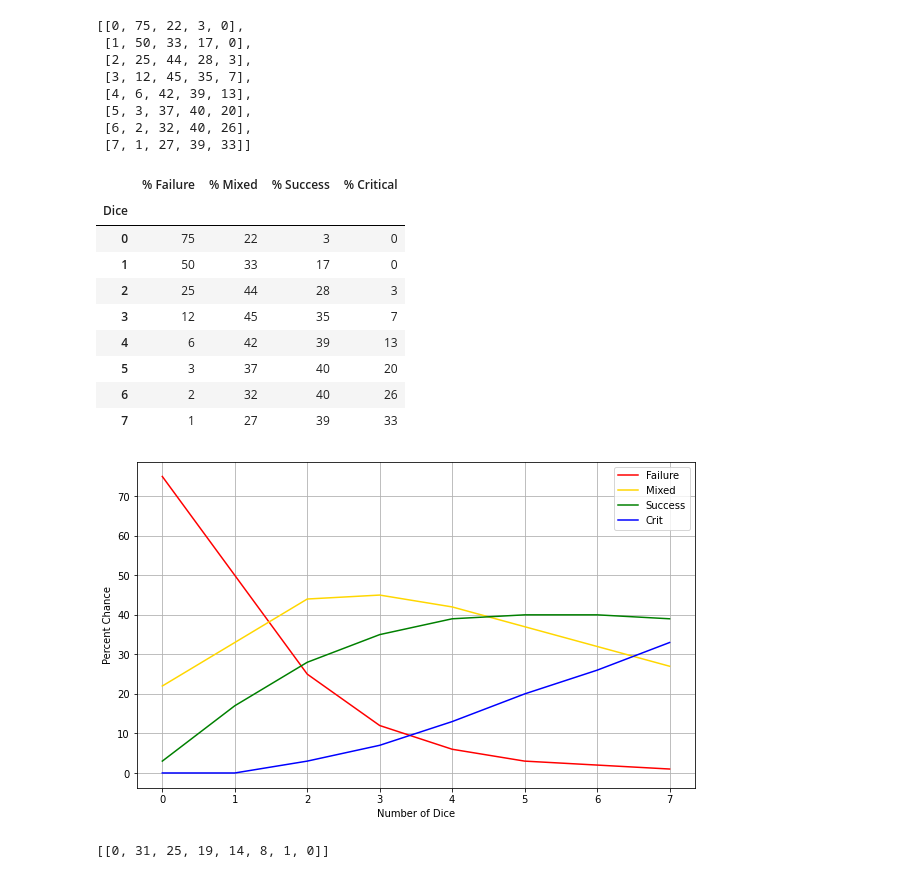
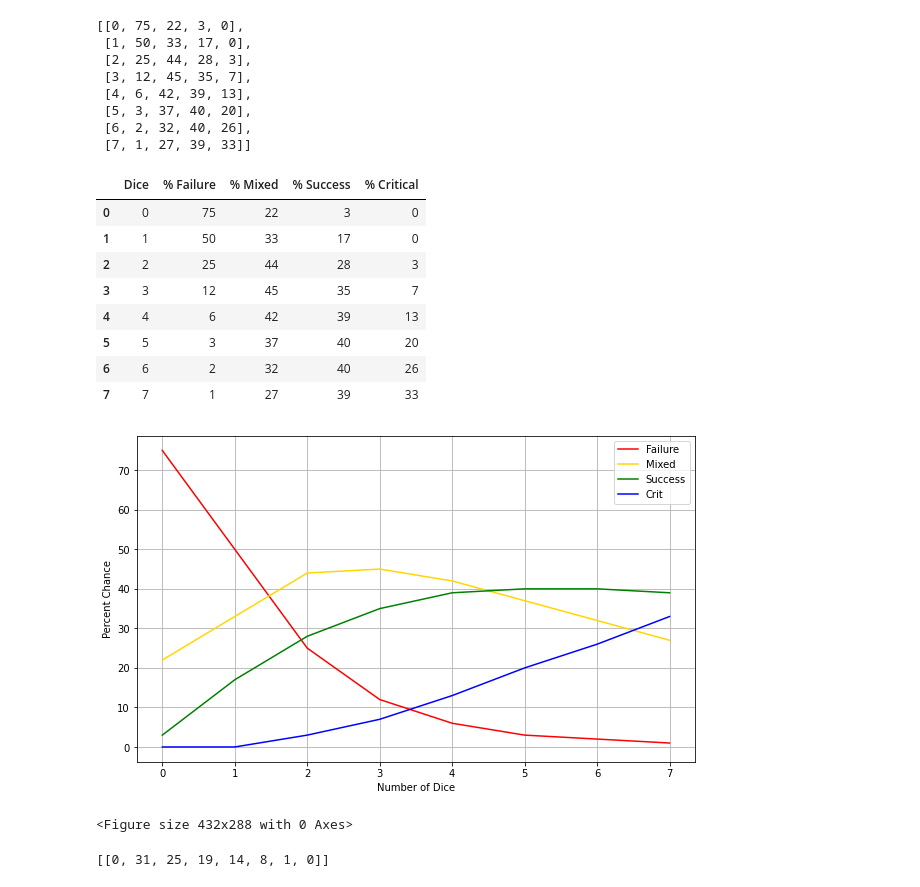
Before and after one commit to jhilberdink/Blades-in-the-Dark-Math, a Jupyter notebook: BitD Math.ipynb, the cells around one changed output. Drawn from its saved outputs; the diff is of its cells as text; code cells hidden in the pictures.

```diff
--- a/BitD Math.ipynb
+++ b/BitD Math.ipynb
@@ -77,18 +77,17 @@ all_results
 # %%
 # Create a dataframe with the action roll probabilities
 action_df = pd.DataFrame(all_results, columns=['Dice', '% Failure', '% Mixed', '% Success', '% Critical'])
-action_df.set_index('Dice')
+action_df
 # %% [output]
-|  | % Failure | % Mixed | % Success | % Critical |
-| Dice |  |  |  |  |
-| 0 | 75 | 22 | 3 | 0 |
-| 1 | 50 | 33 | 17 | 0 |
-| 2 | 25 | 44 | 28 | 3 |
-| 3 | 12 | 45 | 35 | 7 |
-| 4 | 6 | 42 | 39 | 13 |
-| 5 | 3 | 37 | 40 | 20 |
-| 6 | 2 | 32 | 40 | 26 |
-| 7 | 1 | 27 | 39 | 33 |
+|  | Dice | % Failure | % Mixed | % Success | % Critical |
+| 0 | 0 | 75 | 22 | 3 | 0 |
+| 1 | 1 | 50 | 33 | 17 | 0 |
+| 2 | 2 | 25 | 44 | 28 | 3 |
+| 3 | 3 | 12 | 45 | 35 | 7 |
+| 4 | 4 | 6 | 42 | 39 | 13 |
+| 5 | 5 | 3 | 37 | 40 | 20 |
+| 6 | 6 | 2 | 32 | 40 | 26 |
+| 7 | 7 | 1 | 27 | 39 | 33 |
 # %%
 from matplotlib import pyplot as plt
 # %%
@@ -102,8 +101,10 @@ plt.xlabel('Number of Dice')
 plt.ylabel('Percent Chance')
 plt.legend(['Failure', 'Mixed', 'Success', 'Crit'], loc='upper right')
 plt.show()
+plt.savefig('action.png')
 # %% [output]
 [figure]
+<Figure size 432x288 with 0 Axes>
 # %%
 # Calculate probabilities for resistance rolls
 
```
Also changed, not shown: parts of 4 cells of this notebook, 2 other files.
